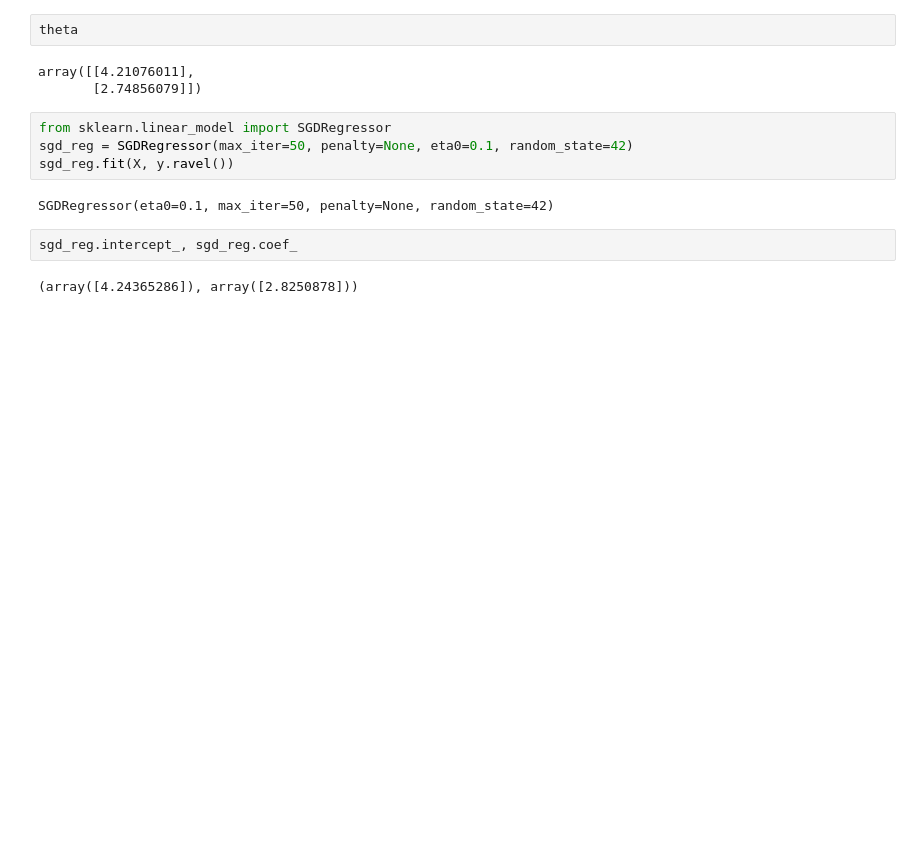
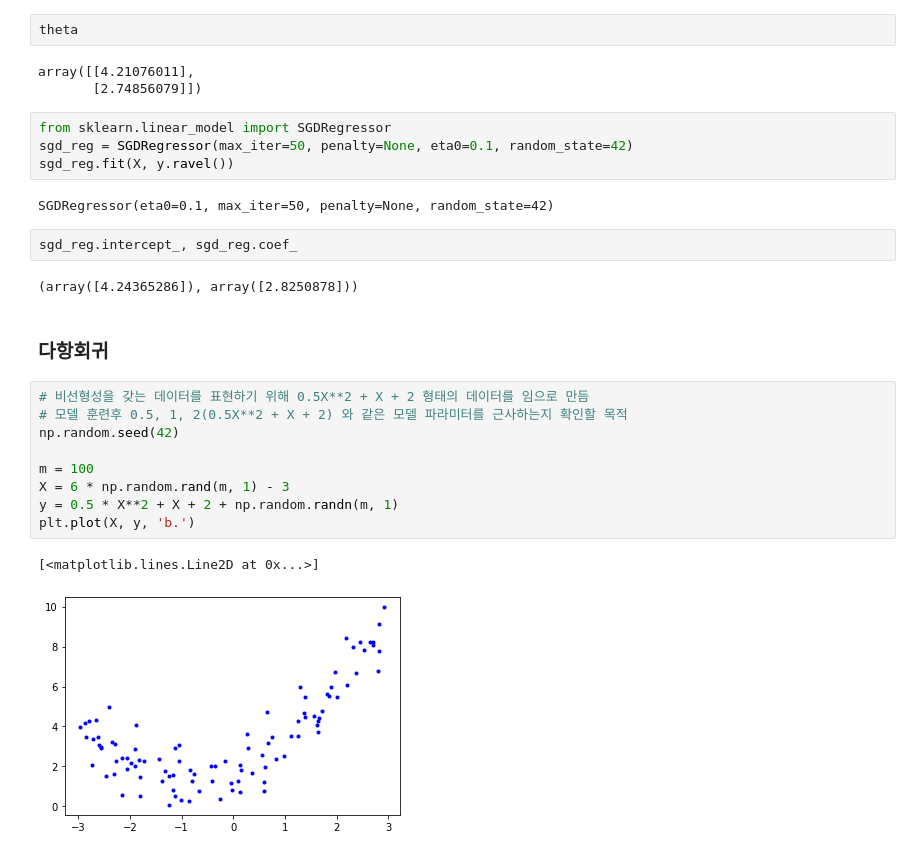
Before and after one commit to xilverh0ya/MyStudy, a Jupyter notebook: 04_ML_DL/Machine_Learning_Linear_Regression.ipynb, the cells around one changed output. Drawn from its saved outputs; the diff is of its cells as text; blank space fills up the shorter version.

```diff
--- a/04_ML_DL/Machine_Learning_Linear_Regression.ipynb
+++ b/04_ML_DL/Machine_Learning_Linear_Regression.ipynb
@@ -122,3 +122,17 @@ SGDRegressor(eta0=0.1, max_iter=50, penalty=None, random_state=42)
 sgd_reg.intercept_, sgd_reg.coef_
 # %% [output]
 (array([4.24365286]), array([2.8250878]))
+# %% [markdown]
+### 다항회귀
+# %%
+# 비선형성을 갖는 데이터를 표현하기 위해 0.5X**2 + X + 2 형태의 데이터를 임으로 만듬
+# 모델 훈련후 0.5, 1, 2(0.5X**2 + X + 2) 와 같은 모델 파라미터를 근사하는지 확인할 목적
+np.random.seed(42)
+
+m = 100
+X = 6 * np.random.rand(m, 1) - 3
+y = 0.5 * X**2 + X + 2 + np.random.randn(m, 1)
+plt.plot(X, y, 'b.')
+# %% [output]
+[<matplotlib.lines.Line2D at 0x...>]
+[figure, added]
```
Also changed, not shown: parts of 20 cells of this notebook, 2 other files.
